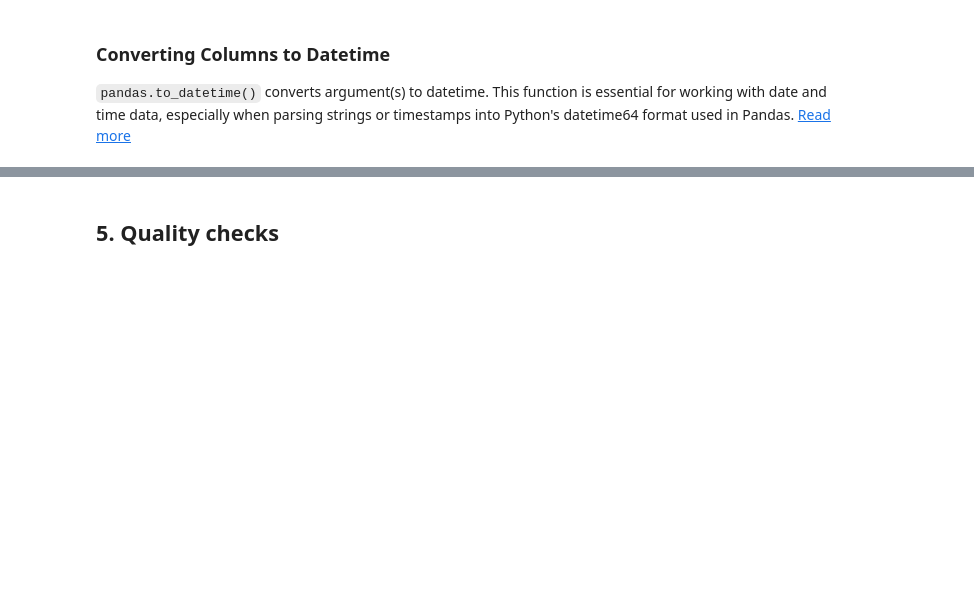
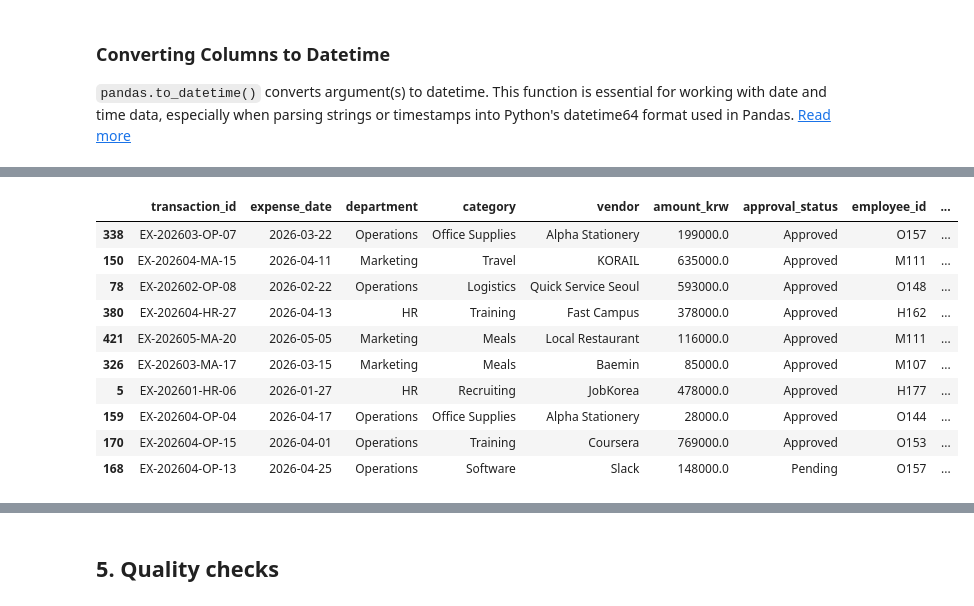
Before and after one commit to gmseong/BAM5103, a Jupyter notebook: session4_exercise.ipynb, the cells around one changed output, grey strips where cells are left out. Drawn from its saved outputs; the diff is of its cells as text; code cells hidden in the pictures; blank space fills up the shorter version.

```diff
--- a/session4_exercise.ipynb
+++ b/session4_exercise.ipynb
@@ -374,4 +402,18 @@ transformed_df.head()
 # %%
 # Less find out if there are duplicates in the transaction_id column
+
+transformed_df.sample(10)
+# %% [output]
+|  | transaction_id | expense_date | department | category | vendor | amount_krw | approval_status | employee_id | ... |
+| 338 | EX-202603-OP-07 | 2026-03-22 | Operations | Office Supplies | Alpha Stationery | 199000.0 | Approved | O157 | ... |
+| 150 | EX-202604-MA-15 | 2026-04-11 | Marketing | Travel | KORAIL | 635000.0 | Approved | M111 | ... |
+| 78 | EX-202602-OP-08 | 2026-02-22 | Operations | Logistics | Quick Service Seoul | 593000.0 | Approved | O148 | ... |
+| 380 | EX-202604-HR-27 | 2026-04-13 | HR | Training | Fast Campus | 378000.0 | Approved | H162 | ... |
+| 421 | EX-202605-MA-20 | 2026-05-05 | Marketing | Meals | Local Restaurant | 116000.0 | Approved | M111 | ... |
+| 326 | EX-202603-MA-17 | 2026-03-15 | Marketing | Meals | Baemin | 85000.0 | Approved | M107 | ... |
+| 5 | EX-202601-HR-06 | 2026-01-27 | HR | Recruiting | JobKorea | 478000.0 | Approved | H177 | ... |
+| 159 | EX-202604-OP-04 | 2026-04-17 | Operations | Office Supplies | Alpha Stationery | 28000.0 | Approved | O144 | ... |
+| 170 | EX-202604-OP-15 | 2026-04-01 | Operations | Training | Coursera | 769000.0 | Approved | O153 | ... |
+| 168 | EX-202604-OP-13 | 2026-04-25 | Operations | Software | Slack | 148000.0 | Pending | O157 | ... |
 # %%
 transformed_df.info()
```
Also changed, not shown: parts of 4 cells of this notebook.
